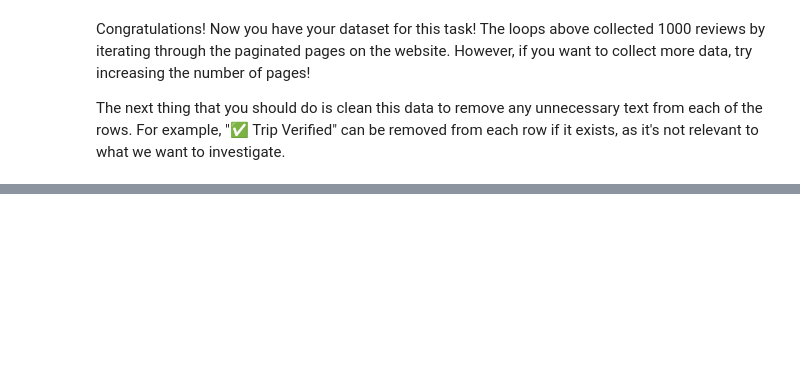
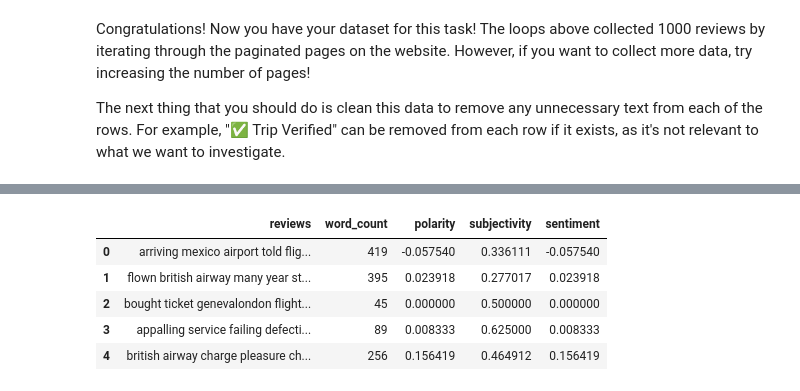
Before and after one commit to DarffourJoshua/forageAnalysis, a Jupyter notebook: getting_started.ipynb, the cells around one changed output, grey strips where cells are left out. Saved outputs shown, nothing was run; the diff lists cells and outputs as text; code cells hidden in the pictures; blank space fills up the shorter version.

```diff
--- a/getting_started.ipynb
+++ b/getting_started.ipynb
@@ -81,0 +154,3 @@ Congratulations! Now you have your dataset for this task! The loops above collec
+# %%
+#removing punctuation from the sentence
+df['reviews'] = df['reviews'].str.replace(r'[^\w\s]', '', regex=True)
@@ -81,0 +323,23 @@ Congratulations! Now you have your dataset for this task! The loops above collec
+# %%
+# Implementation of sentiment analysis with TextBlob
+
+#loop through the col series
+#perform sentiment analysis on each index
+polarity=[]
+subjectivity=[]
+for text in df['reviews']:
+    blob = TextBlob(text)
+    polarity.append(blob.sentiment.polarity)
+    subjectivity.append(blob.sentiment.subjectivity)
+
+df['polarity'] = [x for x in polarity]
+df['subjectivity'] = [x for x in subjectivity]
+# %%
+df.head()
+# %% [output]
+|  | reviews | word_count | polarity | subjectivity | sentiment |
+| 0 | arriving mexico airport told flig... | 419 | -0.057540 | 0.336111 | -0.057540 |
+| 1 | flown british airway many year st... | 395 | 0.023918 | 0.277017 | 0.023918 |
+| 2 | bought ticket genevalondon flight... | 45 | 0.000000 | 0.500000 | 0.000000 |
+| 3 | appalling service failing defecti... | 89 | 0.008333 | 0.625000 | 0.008333 |
+| 4 | british airway charge pleasure ch... | 256 | 0.156419 | 0.464912 | 0.156419 |
```
Also changed, not shown: parts of 32 cells of this notebook, 1 other file.
